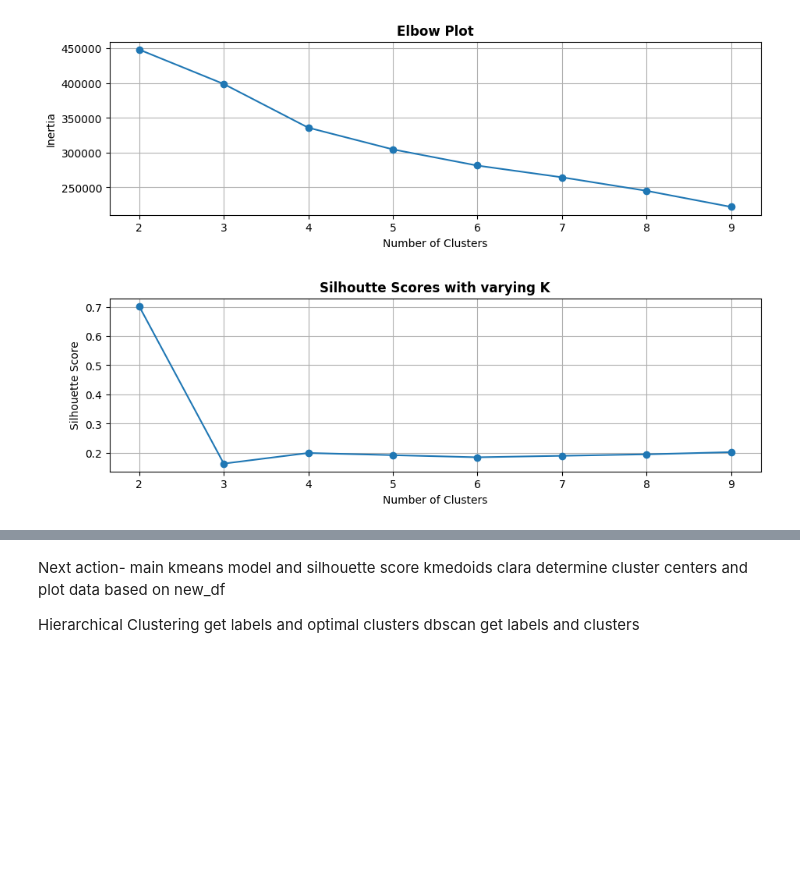
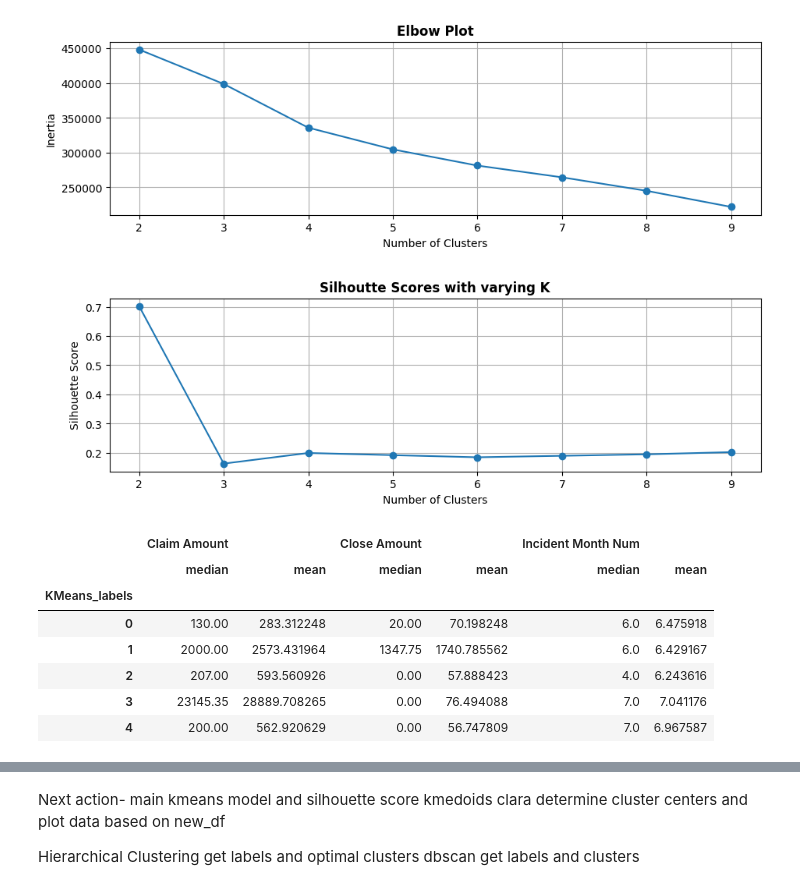
Before and after one commit to btokoli/Risk-Radar-Clustering-Airports-by-Claim-Patterns-to-Spotlight-High-Risk-Hubs, a Jupyter notebook: airportAnalysis.ipynb, the cells around one changed output, grey strips where cells are left out. Cells and saved outputs as stored; diff of their text form; code cells hidden in the pictures; blank space fills up the shorter version.

```diff
--- a/airportAnalysis.ipynb
+++ b/airportAnalysis.ipynb
@@ -898,0 +903,11 @@ optimise_k_means(main_df, 10)
+# %%
+new_df1.groupby("KMeans_labels")[num_feat].agg(["median", "mean"])
+# %% [output]
+|  | Claim Amount |  | Close Amount |  | Incident Month Num |  |
+|  | median | mean | median | mean | median | mean |
+| KMeans_labels |  |  |  |  |  |  |
+| 0 | 130.00 | 283.312248 | 20.00 | 70.198248 | 6.0 | 6.475918 |
+| 1 | 2000.00 | 2573.431964 | 1347.75 | 1740.785562 | 6.0 | 6.429167 |
+| 2 | 207.00 | 593.560926 | 0.00 | 57.888423 | 4.0 | 6.243616 |
+| 3 | 23145.35 | 28889.708265 | 0.00 | 76.494088 | 7.0 | 7.041176 |
+| 4 | 200.00 | 562.920629 | 0.00 | 56.747809 | 7.0 | 6.967587 |
```
Also changed, not shown: parts of 6 cells of this notebook.
